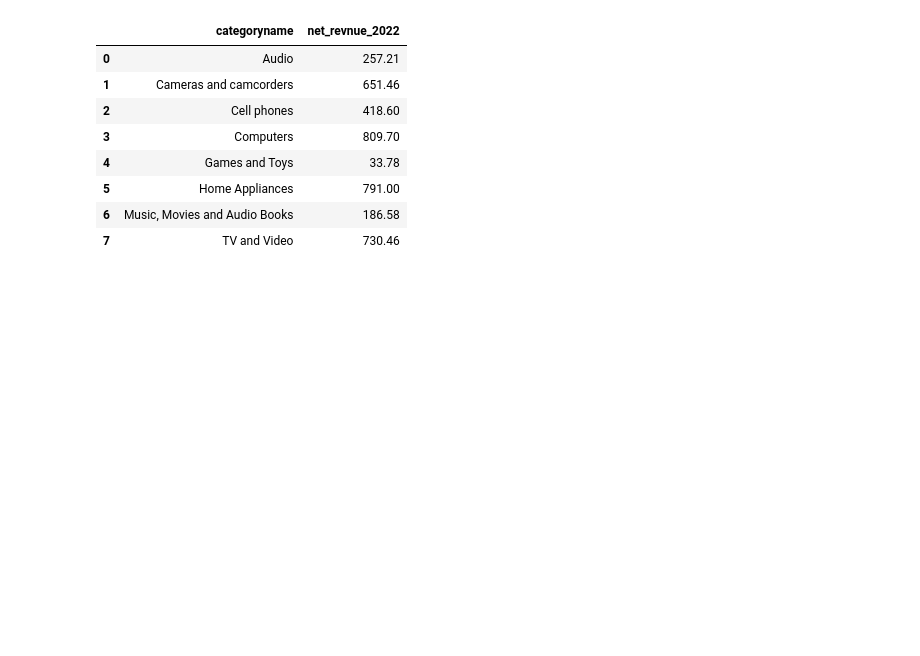
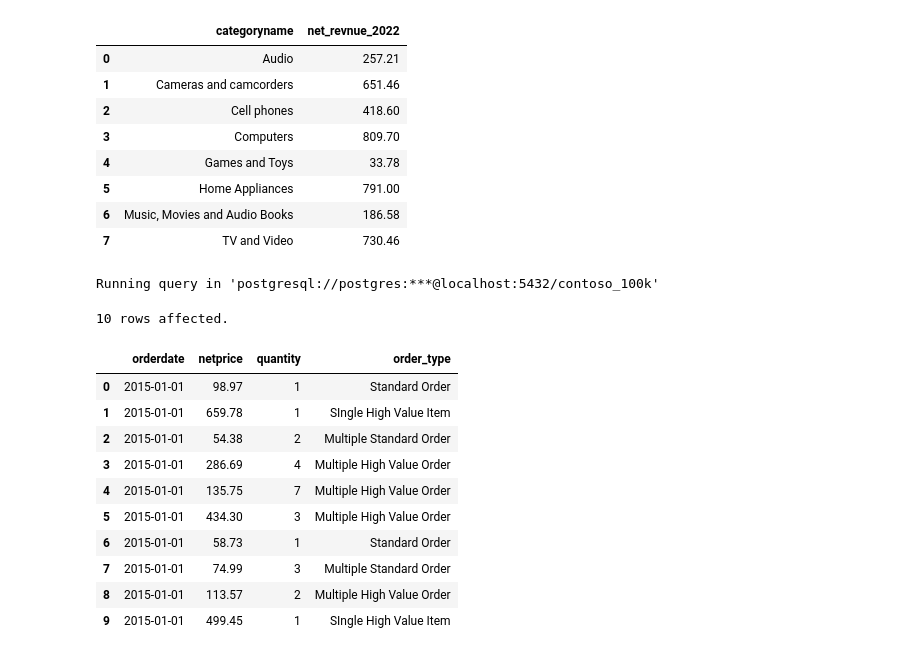
Before and after one commit to ew-alt/Data-anylatics, a Jupyter notebook: Resources/Blank_SQL_Notebook.ipynb, the cells around one changed output. Saved outputs shown, nothing was run; the diff lists cells and outputs as text; code cells hidden in the pictures; blank space fills up the shorter version.

```diff
--- a/Resources/Blank_SQL_Notebook.ipynb
+++ b/Resources/Blank_SQL_Notebook.ipynb
@@ -316,3 +316,32 @@ Running query in 'postgresql://postgres:***@localhost:5432/contoso_100k'
 | 5 | Home Appliances | 791.00 |
 | 6 | Music, Movies and Audio Books | 186.58 |
 | 7 | TV and Video | 730.46 |
+# %%
+%%sql
+
+SELECT
+  orderdate,
+  netprice,
+  quantity,
+  CASE
+      WHEN quantity >= 2 AND netprice >=100 THEN 'Multiple High Value Order'
+      WHEN netprice >100 THEN 'SIngle High Value Item'
+      WHEN quantity >= 2 THEN 'Multiple Standard Order'
+      ELSE 'Standard Order'
+      END AS order_type
+FROM sales
+LIMIT 10
+# %% [output]
+Running query in 'postgresql://postgres:***@localhost:5432/contoso_100k'
+10 rows affected.
+|  | orderdate | netprice | quantity | order_type |
+| 0 | 2015-01-01 | 98.97 | 1 | Standard Order |
+| 1 | 2015-01-01 | 659.78 | 1 | SIngle High Value Item |
+| 2 | 2015-01-01 | 54.38 | 2 | Multiple Standard Order |
+| 3 | 2015-01-01 | 286.69 | 4 | Multiple High Value Order |
+| 4 | 2015-01-01 | 135.75 | 7 | Multiple High Value Order |
+| 5 | 2015-01-01 | 434.30 | 3 | Multiple High Value Order |
+| 6 | 2015-01-01 | 58.73 | 1 | Standard Order |
+| 7 | 2015-01-01 | 74.99 | 3 | Multiple Standard Order |
+| 8 | 2015-01-01 | 113.57 | 2 | Multiple High Value Order |
+| 9 | 2015-01-01 | 499.45 | 1 | SIngle High Value Item |
```
Also changed, not shown: parts of 6 cells of this notebook.
